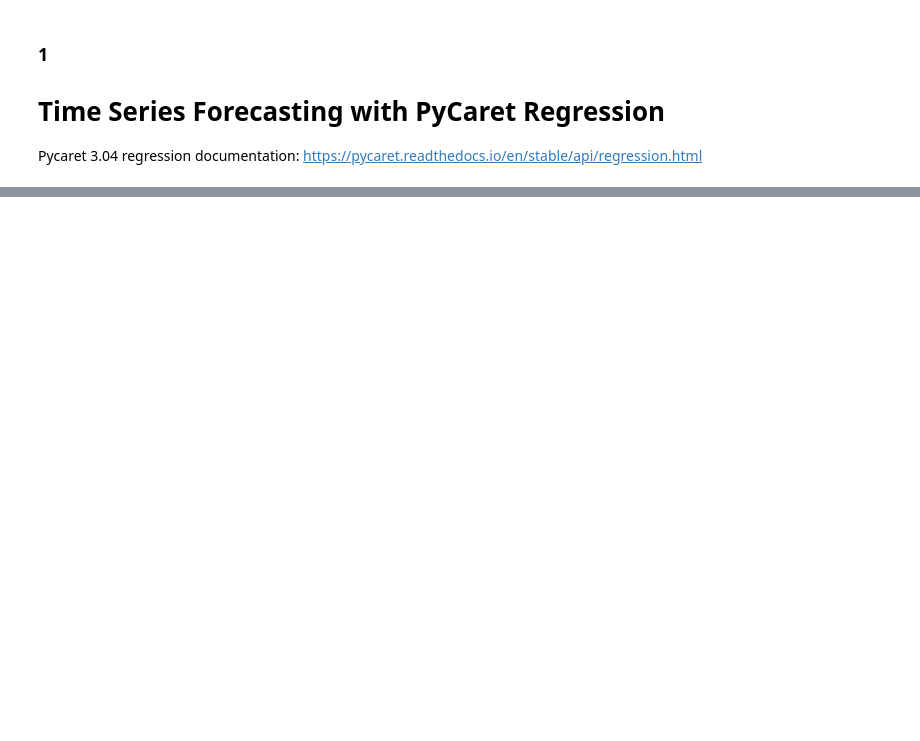
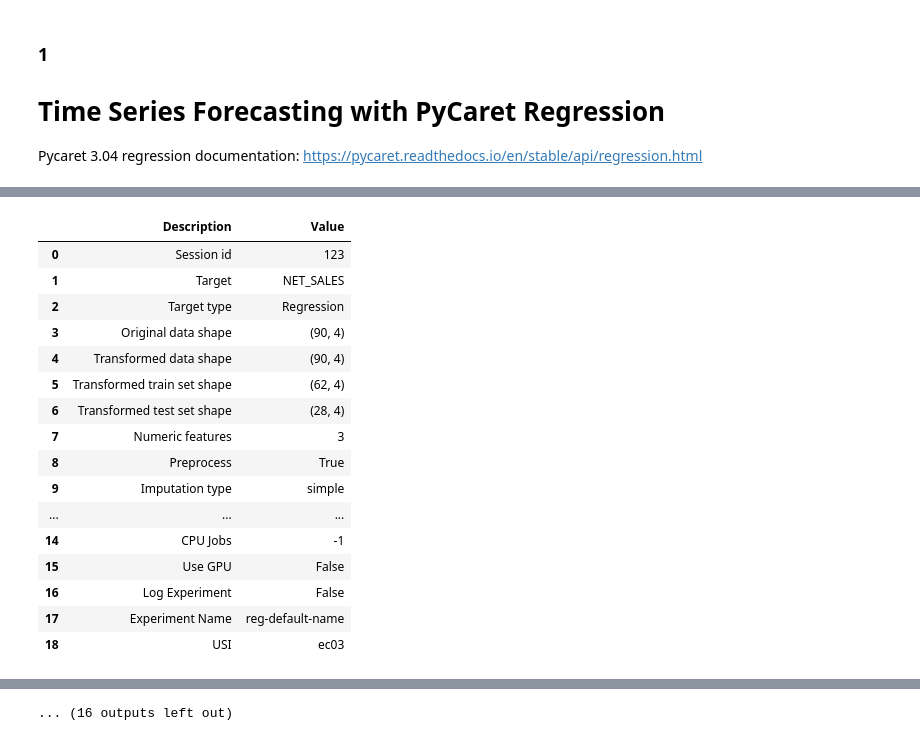
Before and after one commit to crudek13/practical, a Jupyter notebook: python_fcast/vm_forecasting_v2.ipynb, the cells around one changed output, grey strips where cells are left out. Drawn from its saved outputs; the diff is of its cells as text; code cells hidden in the pictures; blank space fills up the shorter version.

Commit message:
regression loop

```diff
--- a/python_fcast/vm_forecasting_v2.ipynb
+++ b/python_fcast/vm_forecasting_v2.ipynb
@@ -224,0 +239,79 @@ regress_predictions = pycr.predict_model(regress_best, data = new_dates_df)
+# %%
+### DATA PREP ###
+
+df_all_rg = df_all
+
+# extract month and year from dates
+df_all_rg['Month'] = [i.month for i in df_all_rg['MONTH']]
+df_all_rg['Year'] = [i.year for i in df_all_rg['MONTH']]
+
+# create a sequence of numbers
+df_all_rg['Series'] = np.arange(1,len(df_all_rg)+1)
+# %%
+### REGRESSION LOOP ###
+
+# declare
+all_results = []
+
+# list of each dep-ent
+all_ts = df_all_rg['DEP_ENT'].unique()
+
+for i in tqdm(all_ts):
+
+    # temp df for a dep-ent
+    df_subset = df_all_rg[df_all_rg['DEP_ENT'] == i]
+
+    # trim
+    df_subset_trim = df_subset[['Series', 'Year', 'Month', 'NET_SALES']]
+
+    # initialize setup
+    s = pycr.setup(data = df_subset_trim, target = 'NET_SALES', session_id = 123)
+
+    # model training and selection
+    best_model = pycr.compare_models(sort = 'MAPE', verbose=False)
+
+    # capture the compare result grid and store best model in list
+    p = pull().iloc[0:1]
+    p['DEP_ENT'] = str(i)
+    all_results.append(p)
+
+    ### New data to predict ###
+
+    # max date from original dataset
+    max_timestamp = df_subset['MONTH'].max()
+
+    # create dataframe for future dates, in this case the rest of 2023
+    next_dates = [max_timestamp.replace(day=1) + pd.DateOffset(months=i) for i in range(1, 7)] # Need to change range based on how many periods ahead you want to predict
+    new_dates_df = pd.DataFrame({'MONTH': next_dates})
+    new_dates_df["MONTH"] = pd.to_datetime(new_dates_df["MONTH"])
+
+    # extract month and year from dates
+    new_dates_df['Month'] = [i.month for i in new_dates_df['MONTH']]
+    new_dates_df['Year'] = [i.year for i in new_dates_df['MONTH']]
+
+    # create a sequence of numbers
+    new_dates_df['Series'] = np.arange(1,len(new_dates_df)+1)
+
+    # select cols
+    new_dates_df = new_dates_df[['Series', 'Year', 'Month']]
+
+    # predict on new data
+    predictions = pycr.predict_model(best_model, data = new_dates_df)
+# %% [output]
+|  | Description | Value |
+| 0 | Session id | 123 |
+| 1 | Target | NET_SALES |
+| 2 | Target type | Regression |
+| 3 | Original data shape | (90, 4) |
+| 4 | Transformed data shape | (90, 4) |
+| 5 | Transformed train set shape | (62, 4) |
+| 6 | Transformed test set shape | (28, 4) |
+| 7 | Numeric features | 3 |
+| 8 | Preprocess | True |
+| 9 | Imputation type | simple |
+| ... | ... | ... |
+| 14 | CPU Jobs | -1 |
+| 15 | Use GPU | False |
+| 16 | Log Experiment | False |
+| 17 | Experiment Name | reg-default-name |
+| 18 | USI | ec03 |
@@ -225,3 +409,4 @@ regress_predictions = pycr.predict_model(regress_best, data = new_dates_df)
+... (16 outputs left out)
 # %% [markdown]
 ### 2
 # Time Series Forecasting with PyCaret Time Series
```
Also changed, not shown: parts of 14 cells of this notebook, 1 other file.
